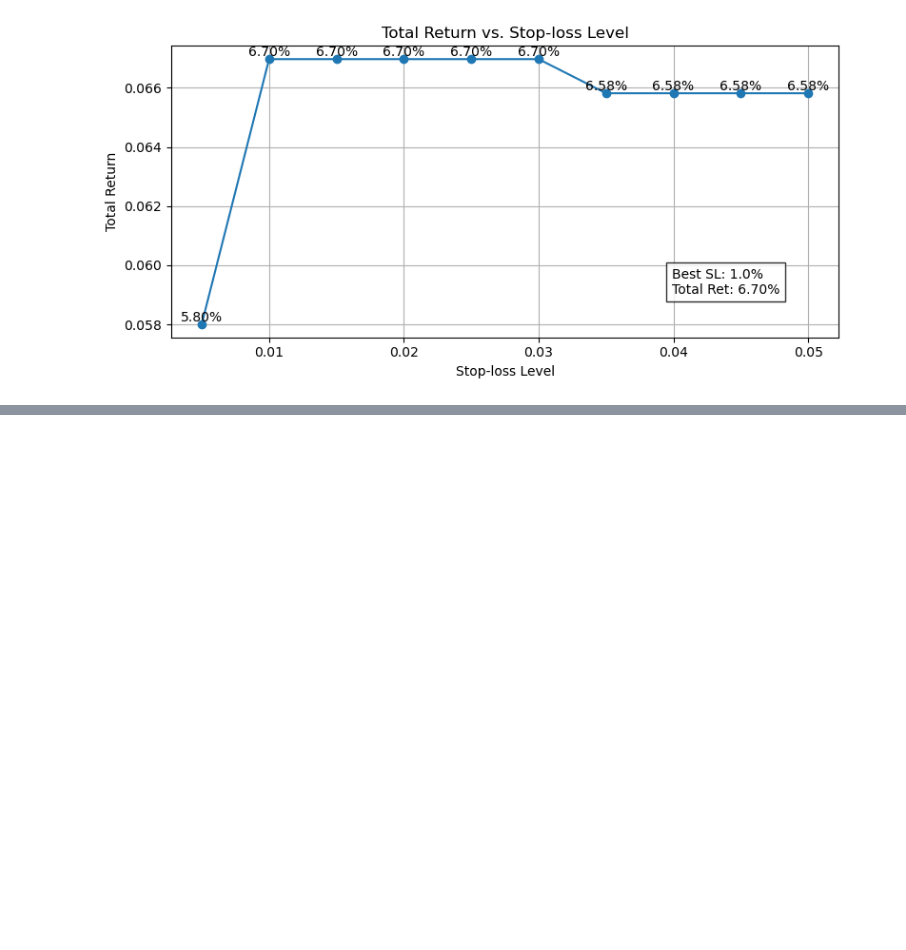
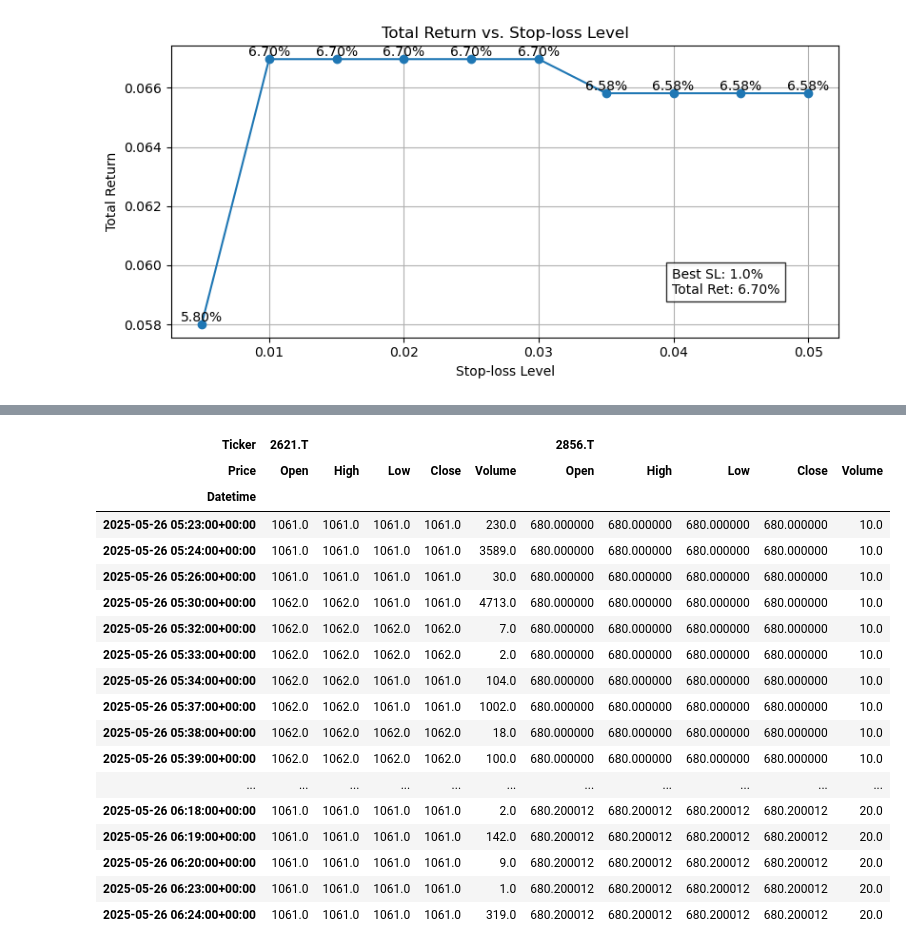
Before and after one commit to tenofovir/stock_analysis_tool, a Jupyter notebook: Quant.ipynb, the cells around one changed output, grey strips where cells are left out. Saved outputs shown, nothing was run; the diff lists cells and outputs as text; code cells hidden in the pictures; blank space fills up the shorter version.

```diff
--- a/Quant.ipynb
+++ b/Quant.ipynb
@@ -1155,0 +1387,12 @@ P/L Ratio:   3.10
+# %%
+# 日本交易所代码要加 .T
+symbols = ["2621.T", "2856.T"]
+
+# 拉取最近 7 天的 1 分钟数据（yfinance 对分钟线最多支持过去 7 天）
+df = yf.download(
+    tickers=symbols,
+    period="7d",
+    interval="1m",
+    group_by='ticker',  # 分组存储，方便后面切片
+    progress=False
+)
@@ -1155,0 +1403,9 @@ P/L Ratio:   3.10
+# %%
+price_cols = ["Open", "High", "Low","Close"]
+
+# 遍历每只 ETF
+df_1 = df.ffill(axis=0).bfill(axis=0)
+
+
+
+print(df_1["2856.T"].isna().sum())  # 检查剩余 NaN 数量
@@ -1155,0 +1420,22 @@ P/L Ratio:   3.10
+# %%
+df_1.tail(50)
+# %% [output]
+| Ticker | 2621.T |  |  |  |  | 2856.T |  |  |  |  |
+| Price | Open | High | Low | Close | Volume | Open | High | Low | Close | Volume |
+| Datetime |  |  |  |  |  |  |  |  |  |  |
+| 2025-05-26 05:23:00+00:00 | 1061.0 | 1061.0 | 1061.0 | 1061.0 | 230.0 | 680.000000 | 680.000000 | 680.000000 | 680.000000 | 10.0 |
+| 2025-05-26 05:24:00+00:00 | 1061.0 | 1061.0 | 1061.0 | 1061.0 | 3589.0 | 680.000000 | 680.000000 | 680.000000 | 680.000000 | 10.0 |
+| 2025-05-26 05:26:00+00:00 | 1061.0 | 1061.0 | 1061.0 | 1061.0 | 30.0 | 680.000000 | 680.000000 | 680.000000 | 680.000000 | 10.0 |
+| 2025-05-26 05:30:00+00:00 | 1062.0 | 1062.0 | 1061.0 | 1061.0 | 4713.0 | 680.000000 | 680.000000 | 680.000000 | 680.000000 | 10.0 |
+| 2025-05-26 05:32:00+00:00 | 1062.0 | 1062.0 | 1062.0 | 1062.0 | 7.0 | 680.000000 | 680.000000 | 680.000000 | 680.000000 | 10.0 |
+| 2025-05-26 05:33:00+00:00 | 1062.0 | 1062.0 | 1062.0 | 1062.0 | 2.0 | 680.000000 | 680.000000 | 680.000000 | 680.000000 | 10.0 |
+| 2025-05-26 05:34:00+00:00 | 1062.0 | 1062.0 | 1061.0 | 1061.0 | 104.0 | 680.000000 | 680.000000 | 680.000000 | 680.000000 | 10.0 |
+| 2025-05-26 05:37:00+00:00 | 1062.0 | 1062.0 | 1061.0 | 1061.0 | 1002.0 | 680.000000 | 680.000000 | 680.000000 | 680.000000 | 10.0 |
+| 2025-05-26 05:38:00+00:00 | 1062.0 | 1062.0 | 1062.0 | 1062.0 | 18.0 | 680.000000 | 680.000000 | 680.000000 | 680.000000 | 10.0 |
+| 2025-05-26 05:39:00+00:00 | 1062.0 | 1062.0 | 1062.0 | 1062.0 | 100.0 | 680.000000 | 680.000000 | 680.000000 | 680.000000 | 10.0 |
+| ... | ... | ... | ... | ... | ... | ... | ... | ... | ... | ... |
+| 2025-05-26 06:18:00+00:00 | 1061.0 | 1061.0 | 1061.0 | 1061.0 | 2.0 | 680.200012 | 680.200012 | 680.200012 | 680.200012 | 20.0 |
+| 2025-05-26 06:19:00+00:00 | 1061.0 | 1061.0 | 1061.0 | 1061.0 | 142.0 | 680.200012 | 680.200012 | 680.200012 | 680.200012 | 20.0 |
+| 2025-05-26 06:20:00+00:00 | 1061.0 | 1061.0 | 1061.0 | 1061.0 | 9.0 | 680.200012 | 680.200012 | 680.200012 | 680.200012 | 20.0 |
+| 2025-05-26 06:23:00+00:00 | 1061.0 | 1061.0 | 1061.0 | 1061.0 | 1.0 | 680.200012 | 680.200012 | 680.200012 | 680.200012 | 20.0 |
+| 2025-05-26 06:24:00+00:00 | 1061.0 | 1061.0 | 1061.0 | 1061.0 | 319.0 | 680.200012 | 680.200012 | 680.200012 | 680.200012 | 20.0 |
```
Also changed, not shown: parts of 14 cells of this notebook.
